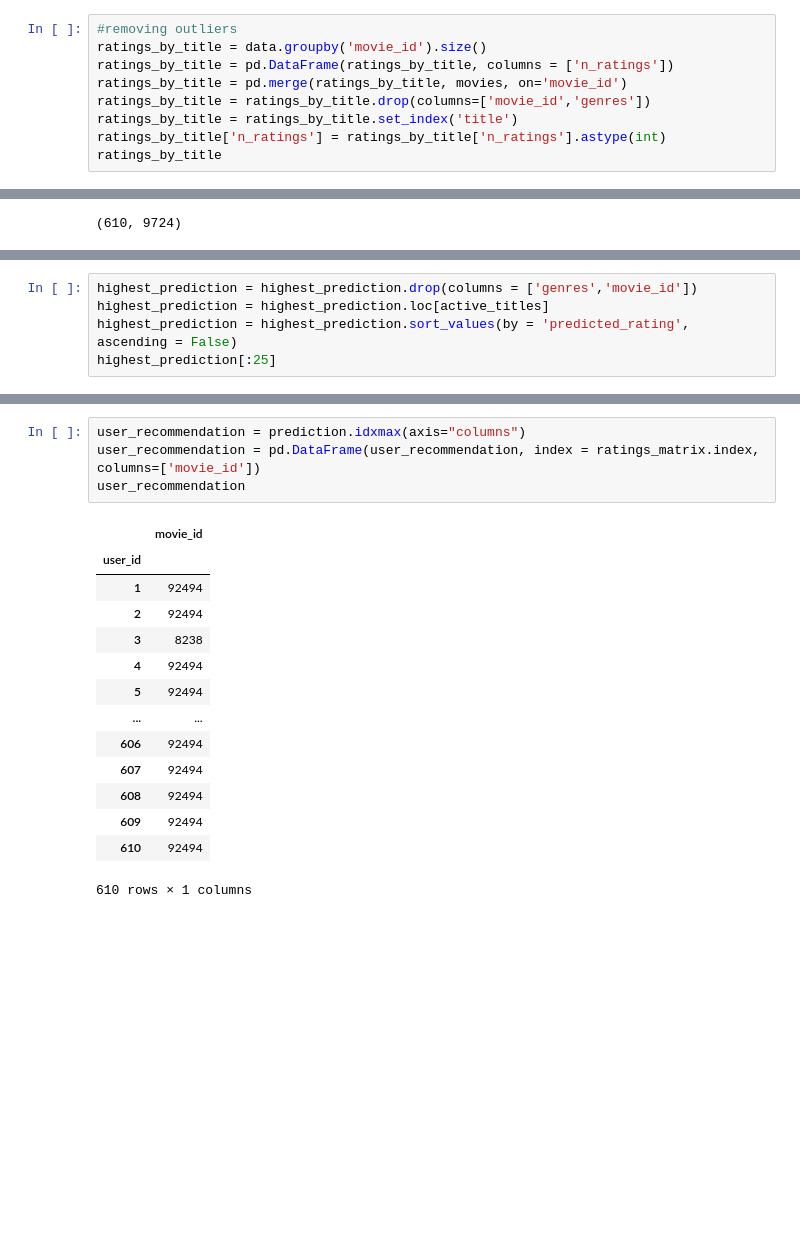
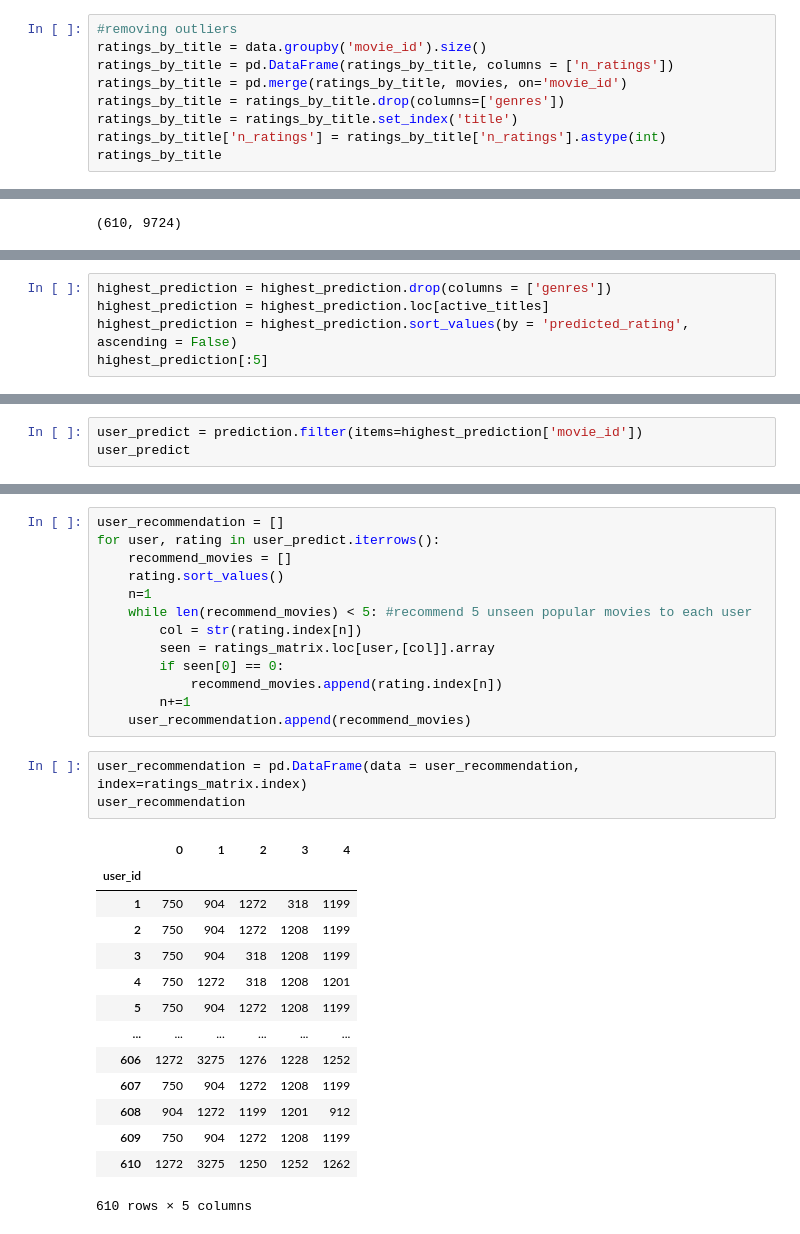
Before and after one commit to youmxr/CP421-Project, a Jupyter notebook: FinalProject.ipynb, the cells around one changed output, grey strips where cells are left out. Saved outputs shown, nothing was run; the diff lists cells and outputs as text; blank space fills up the shorter version.

```diff
--- a/FinalProject.ipynb
+++ b/FinalProject.ipynb
@@ -69,7 +75,7 @@ top_movies[:10]
 ratings_by_title = data.groupby('movie_id').size()
 ratings_by_title = pd.DataFrame(ratings_by_title, columns = ['n_ratings'])
 ratings_by_title = pd.merge(ratings_by_title, movies, on='movie_id')
-ratings_by_title = ratings_by_title.drop(columns=['movie_id','genres'])
+ratings_by_title = ratings_by_title.drop(columns=['genres'])
 ratings_by_title = ratings_by_title.set_index('title')
 ratings_by_title['n_ratings'] = ratings_by_title['n_ratings'].astype(int)
 ratings_by_title
@@ -300,7 +317,7 @@ highest_prediction
 9724 rows × 3 columns
 # %%
-highest_prediction = highest_prediction.drop(columns = ['genres','movie_id'])
+highest_prediction = highest_prediction.drop(columns = ['genres'])
 highest_prediction = highest_prediction.loc[active_titles]
 highest_prediction = highest_prediction.sort_values(by = 'predicted_rating', ascending = False)
-highest_prediction[:25]
+highest_prediction[:5]
 # %% [output]
@@ -364,0 +352,3 @@ ratings_comparison
+# %%
+user_predict = prediction.filter(items=highest_prediction['movie_id'])
+user_predict
@@ -365,19 +370,31 @@ ratings_comparison
+# %%
+user_recommendation = []
+for user, rating in user_predict.iterrows():
+    recommend_movies = []
+    rating.sort_values()
+    n=1
+    while len(recommend_movies) < 5: #recommend 5 unseen popular movies to each user
+        col = str(rating.index[n])
+        seen = ratings_matrix.loc[user,[col]].array
+        if seen[0] == 0:
+            recommend_movies.append(rating.index[n])
+        n+=1
+    user_recommendation.append(recommend_movies)
 # %%
-user_recommendation = prediction.idxmax(axis="columns")
-user_recommendation = pd.DataFrame(user_recommendation, index = ratings_matrix.index, columns=['movie_id'])
+user_recommendation = pd.DataFrame(data = user_recommendation, index=ratings_matrix.index)
 user_recommendation
 # %% [output]
-|  | movie_id |
-| user_id |  |
-| 1 | 92494 |
-| 2 | 92494 |
-| 3 | 8238 |
-| 4 | 92494 |
-| 5 | 92494 |
-| ... | ... |
-| 606 | 92494 |
-| 607 | 92494 |
-| 608 | 92494 |
-| 609 | 92494 |
-| 610 | 92494 |
+|  | 0 | 1 | 2 | 3 | 4 |
+| user_id |  |  |  |  |  |
+| 1 | 750 | 904 | 1272 | 318 | 1199 |
+| 2 | 750 | 904 | 1272 | 1208 | 1199 |
+| 3 | 750 | 904 | 318 | 1208 | 1199 |
+| 4 | 750 | 1272 | 318 | 1208 | 1201 |
+| 5 | 750 | 904 | 1272 | 1208 | 1199 |
+| ... | ... | ... | ... | ... | ... |
+| 606 | 1272 | 3275 | 1276 | 1228 | 1252 |
+| 607 | 750 | 904 | 1272 | 1208 | 1199 |
+| 608 | 904 | 1272 | 1199 | 1201 | 912 |
+| 609 | 750 | 904 | 1272 | 1208 | 1199 |
+| 610 | 1272 | 3275 | 1250 | 1252 | 1262 |
-610 rows × 1 columns
+610 rows × 5 columns
```
Also changed, not shown: parts of 18 cells of this notebook.
